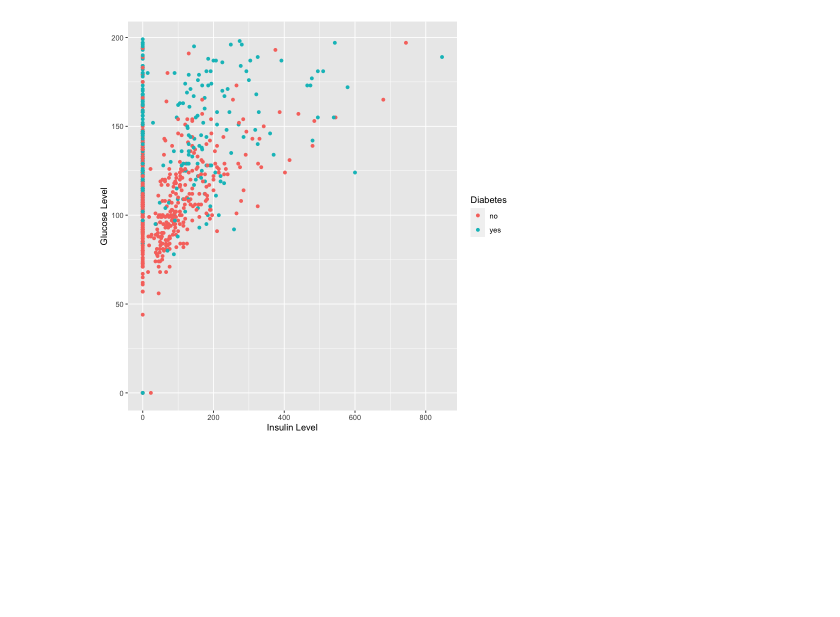
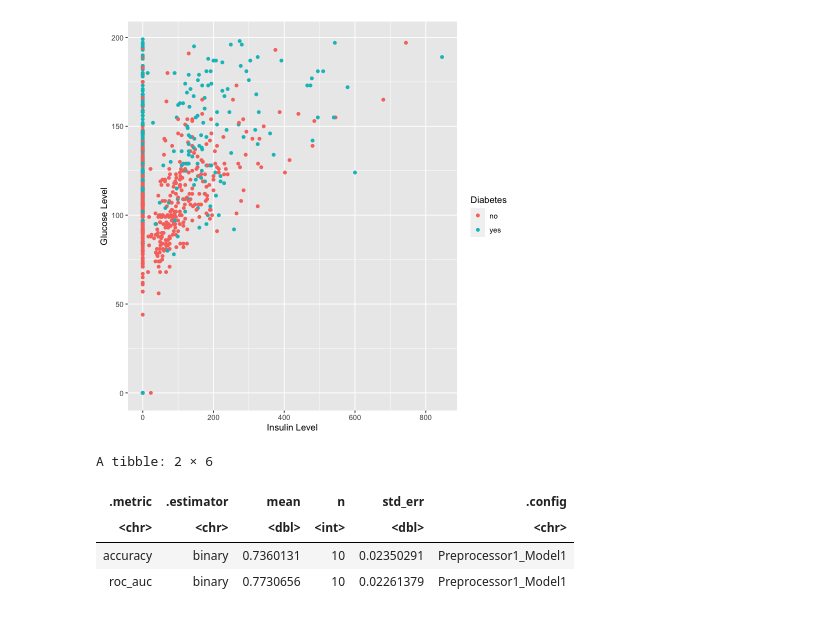
Before and after one commit to jennalenoble/covid_data, a Jupyter notebook: diabetes_classification.ipynb, the cells around one changed output. Cells and saved outputs as stored; diff of their text form; code cells hidden in the pictures; blank space fills up the shorter version.

```diff
--- a/diabetes_classification.ipynb
+++ b/diabetes_classification.ipynb
@@ -71,13 +89,24 @@ diabetes_test <- testing(diabetes_split)
 # %%
 knn_spec <- nearest_neighbor(weight_func = "rectangular", neighbors = 5) |>
        set_engine("kknn") |>
        set_mode("classification")
 
 diabetes_data_recipe <- recipe(diabetes ~ ., data = diabetes_data) |>
                         step_scale(all_predictors()) |>
                         step_center(all_predictors())
 
+diabetes_vfold <- vfold_cv(diabetes_train, v = 10, strata = diabetes)
+
 diabetes_fit <- workflow() |>
-          add_recipe(diabetes_data_recipe) |>
-          add_model(knn_spec) |>
-          fit(data = diabetes_data)
+       add_recipe(diabetes_data_recipe) |>
+       add_model(knn_spec) |>
+       fit_resamples(resamples = diabetes_vfold)
+
+diabetes_metrics <- collect_metrics(diabetes_fit)
+diabetes_metrics
+# %% [output]
+A tibble: 2 × 6
+| .metric | .estimator | mean | n | std_err | .config |
+| <chr> | <chr> | <dbl> | <int> | <dbl> | <chr> |
+| accuracy | binary | 0.7360131 | 10 | 0.02350291 | Preprocessor1_Model1 |
+| roc_auc | binary | 0.7730656 | 10 | 0.02261379 | Preprocessor1_Model1 |
```
Also changed, not shown: parts of 4 cells of this notebook.
